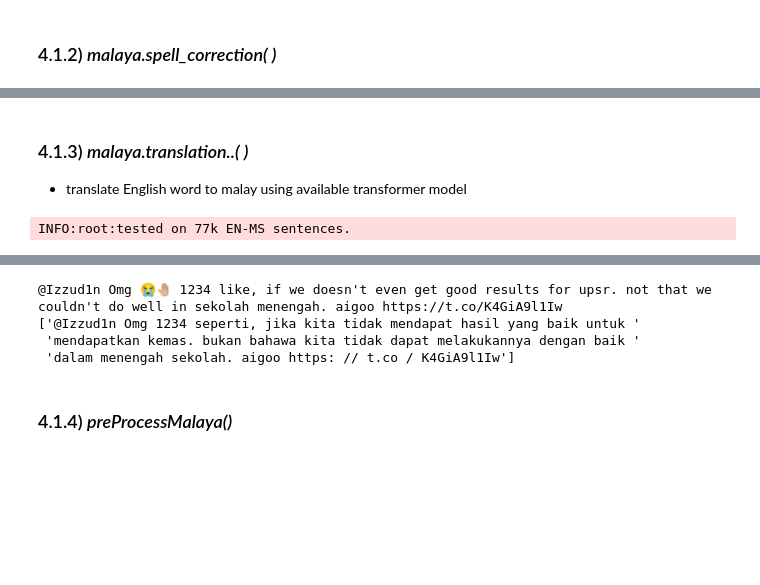
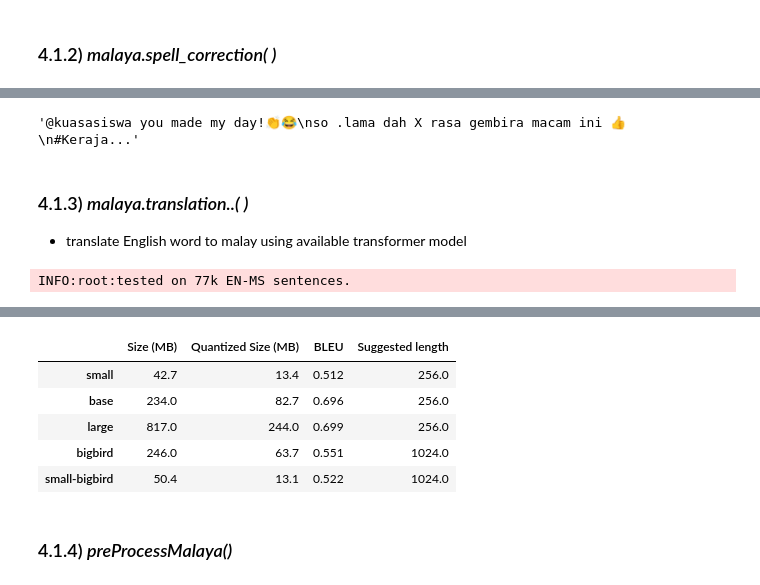
Before and after one commit to AR-Mustakim/ML-SL, a Jupyter notebook: Twitter_sentiment_Analysis_Malay_Language.ipynb, the cells around one changed output, grey strips where cells are left out. Cells and saved outputs as stored; diff of their text form; code cells hidden in the pictures; blank space fills up the shorter version.

```diff
--- a/Twitter_sentiment_Analysis_Malay_Language.ipynb
+++ b/Twitter_sentiment_Analysis_Malay_Language.ipynb
@@ -262,12 +247,14 @@ downloading frozen model to /root/Malaya/preprocessing/ngram1/bm_1grams.json
 # %%
-#prob_corrector.correct_text(TestSentence2)
+prob_corrector.correct_text(TestSentence2)
+# %% [output]
+'@kuasasiswa you made my day!👏😂\nso .lama dah X rasa gembira macam ini 👍 \n#Keraja...'
 # %% [markdown]
 ### 4.1.3) *malaya.translation..( )*
 * translate English word to malay using available transformer model
 # %%
 malaya.translation.en_ms.available_transformer()# how available tarnsformer model (for text translation)
-transformer = malaya.translation.en_ms.transformer()
-transformer_small= malaya.translation.en_ms.transformer(model='small')
-transformer_large= malaya.translation.en_ms.transformer(model='large')
+#transformer = malaya.translation.en_ms.transformer()
+# transformer_small= malaya.translation.en_ms.transformer(model='small')
+#transformer_large= malaya.translation.en_ms.transformer(model='large')
 # %% [output]
 INFO:root:tested on 77k EN-MS sentences.
@@ -280,12 +261,13 @@ downloading frozen vocab to /root/Malaya/translation-en-ms/large/en-ms.subwords
+|  | Size (MB) | Quantized Size (MB) | BLEU | Suggested length |
+| small | 42.7 | 13.4 | 0.512 | 256.0 |
+| base | 234.0 | 82.7 | 0.696 | 256.0 |
+| large | 817.0 | 244.0 | 0.699 | 256.0 |
+| bigbird | 246.0 | 63.7 | 0.551 | 1024.0 |
+| small-bigbird | 50.4 | 13.1 | 0.522 | 1024.0 |
 # %%
-from pprint import pprint
-print(TestSentence3)
-pprint(transformer_small.greedy_decoder([TestSentence3]))
+# from pprint import pprint
+# print(TestSentence3)
+# pprint(transformer_small.greedy_decoder([TestSentence3]))
-# %% [output]
-@Izzud1n Omg 😭🤚🏼 1234 like, if we doesn't even get good results for upsr. not that we couldn't do well in sekolah menengah. aigoo https://t.co/K4GiA9l1Iw
-['@Izzud1n Omg 1234 seperti, jika kita tidak mendapat hasil yang baik untuk '
- 'mendapatkan kemas. bukan bahawa kita tidak dapat melakukannya dengan baik '
- 'dalam menengah sekolah. aigoo https: // t.co / K4GiA9l1Iw']
 # %% [markdown]
 ### 4.1.4) *preProcessMalaya()*
 # %%
```
Also changed, not shown: parts of 9 cells of this notebook, 17 other files.
